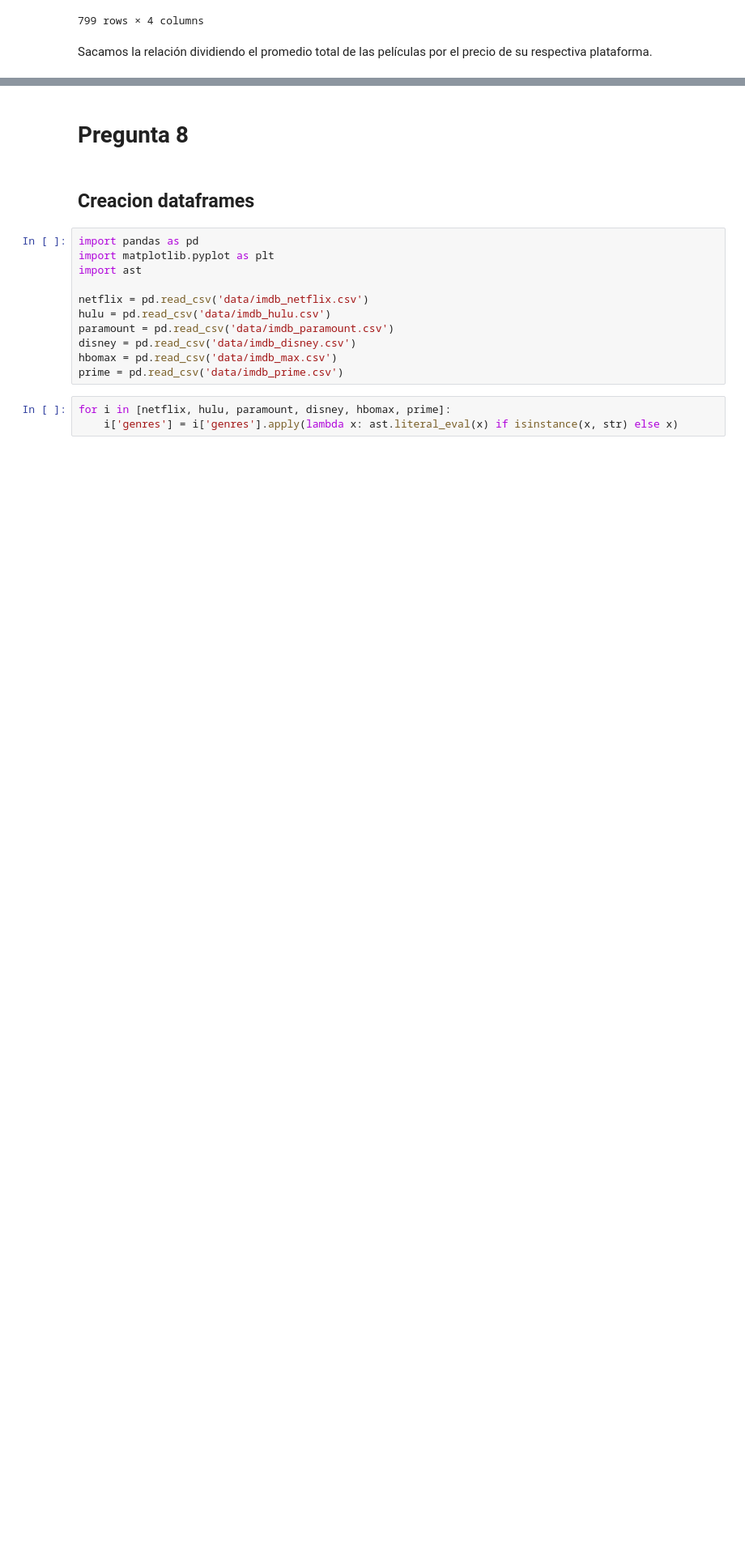
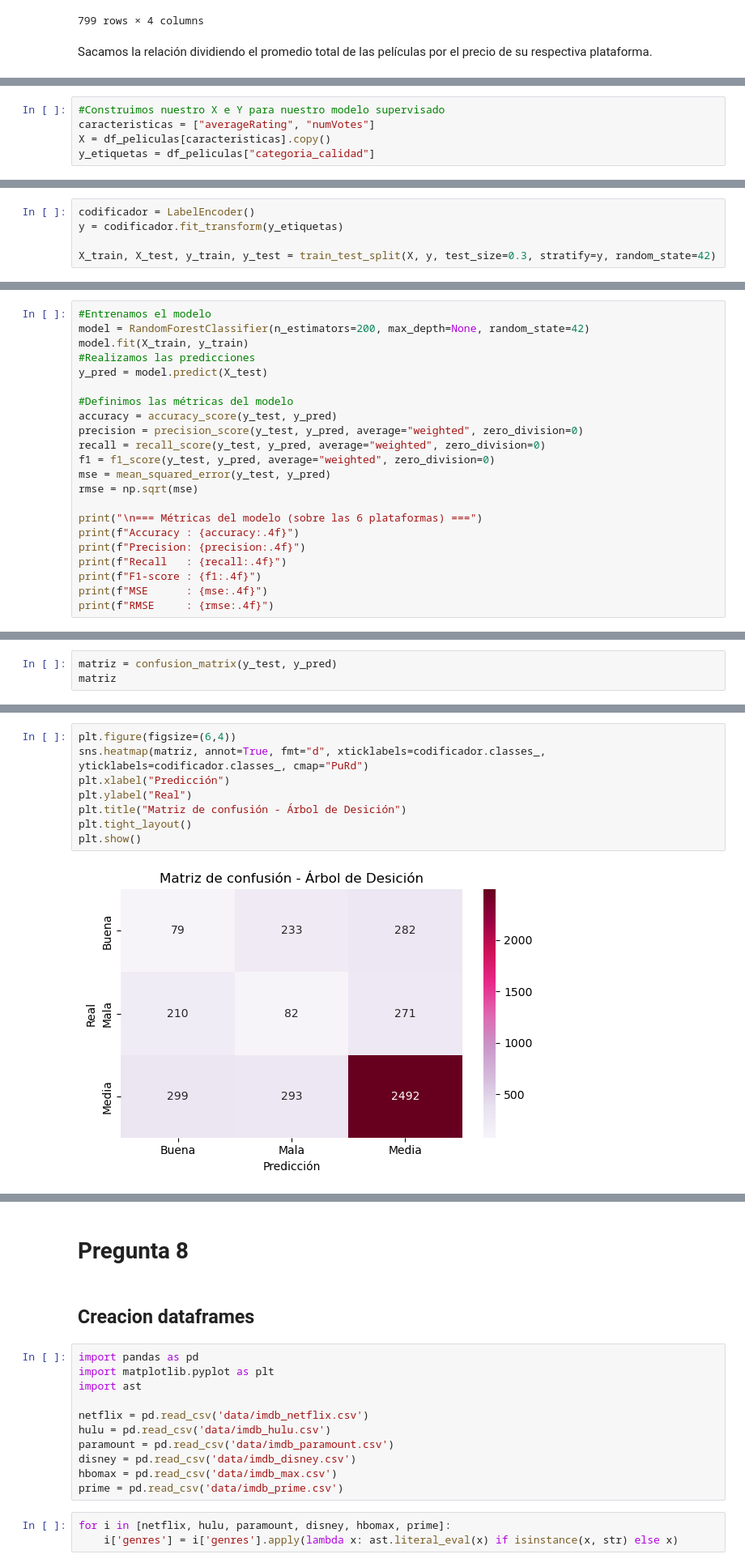
Before and after one commit to jlevipil/Proyecto-Grupo-18, a Jupyter notebook: notebook.ipynb, the cells around one changed output, grey strips where cells are left out. Shown at 81% size. Saved outputs shown, nothing was run; the diff lists cells and outputs as text; blank space fills up the shorter version.

```diff
--- a/notebook.ipynb
+++ b/notebook.ipynb
@@ -1204,0 +1243,5 @@ plt.show()
+# %%
+#Construimos nuestro X e Y para nuestro modelo supervisado
+caracteristicas = ["averageRating", "numVotes"]
+X = df_peliculas[caracteristicas].copy()
+y_etiquetas = df_peliculas["categoria_calidad"]
@@ -1204,0 +1250,5 @@ plt.show()
+# %%
+codificador = LabelEncoder()
+y = codificador.fit_transform(y_etiquetas)
+
+X_train, X_test, y_train, y_test = train_test_split(X, y, test_size=0.3, stratify=y, random_state=42)
@@ -1204,0 +1257,22 @@ plt.show()
+# %%
+#Entrenamos el modelo
+model = RandomForestClassifier(n_estimators=200, max_depth=None, random_state=42)
+model.fit(X_train, y_train)
+#Realizamos las predicciones
+y_pred = model.predict(X_test)
+
+#Definimos las métricas del modelo
+accuracy = accuracy_score(y_test, y_pred)
+precision = precision_score(y_test, y_pred, average="weighted", zero_division=0)
+recall = recall_score(y_test, y_pred, average="weighted", zero_division=0)
+f1 = f1_score(y_test, y_pred, average="weighted", zero_division=0)
+mse = mean_squared_error(y_test, y_pred)
+rmse = np.sqrt(mse)
+
+print("\n=== Métricas del modelo (sobre las 6 plataformas) ===")
+print(f"Accuracy : {accuracy:.4f}")
+print(f"Precision: {precision:.4f}")
+print(f"Recall   : {recall:.4f}")
+print(f"F1-score : {f1:.4f}")
+print(f"MSE      : {mse:.4f}")
+print(f"RMSE     : {rmse:.4f}")
@@ -1204,0 +1289,3 @@ plt.show()
+# %%
+matriz = confusion_matrix(y_test, y_pred)
+matriz
@@ -1204,0 +1296,10 @@ plt.show()
+# %%
+plt.figure(figsize=(6,4))
+sns.heatmap(matriz, annot=True, fmt="d", xticklabels=codificador.classes_, yticklabels=codificador.classes_, cmap="PuRd")
+plt.xlabel("Predicción")
+plt.ylabel("Real")
+plt.title("Matriz de confusión - Árbol de Desición")
+plt.tight_layout()
+plt.show()
+# %% [output]
+[figure, added]
```
Also changed, not shown: parts of 24 cells of this notebook.
